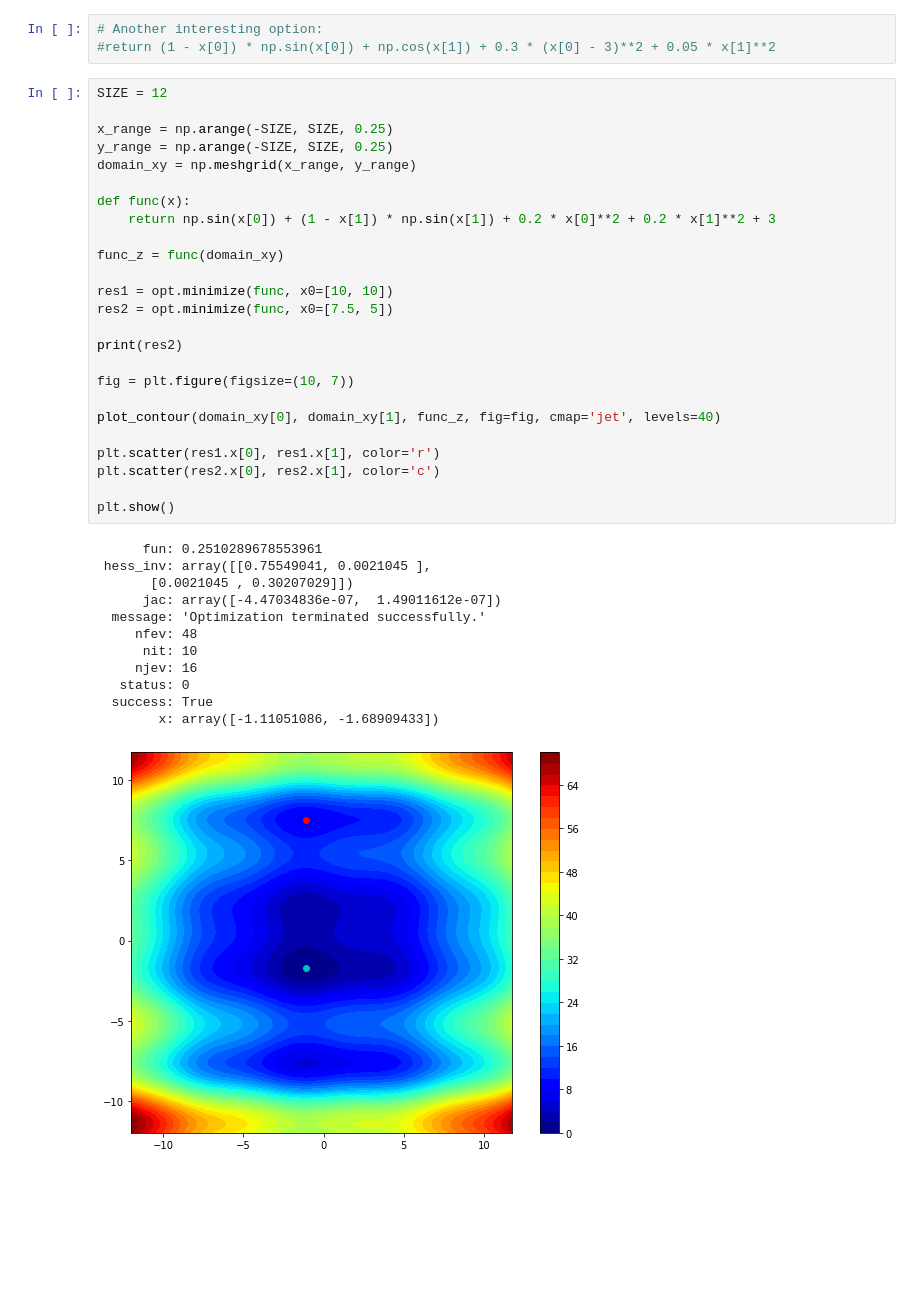
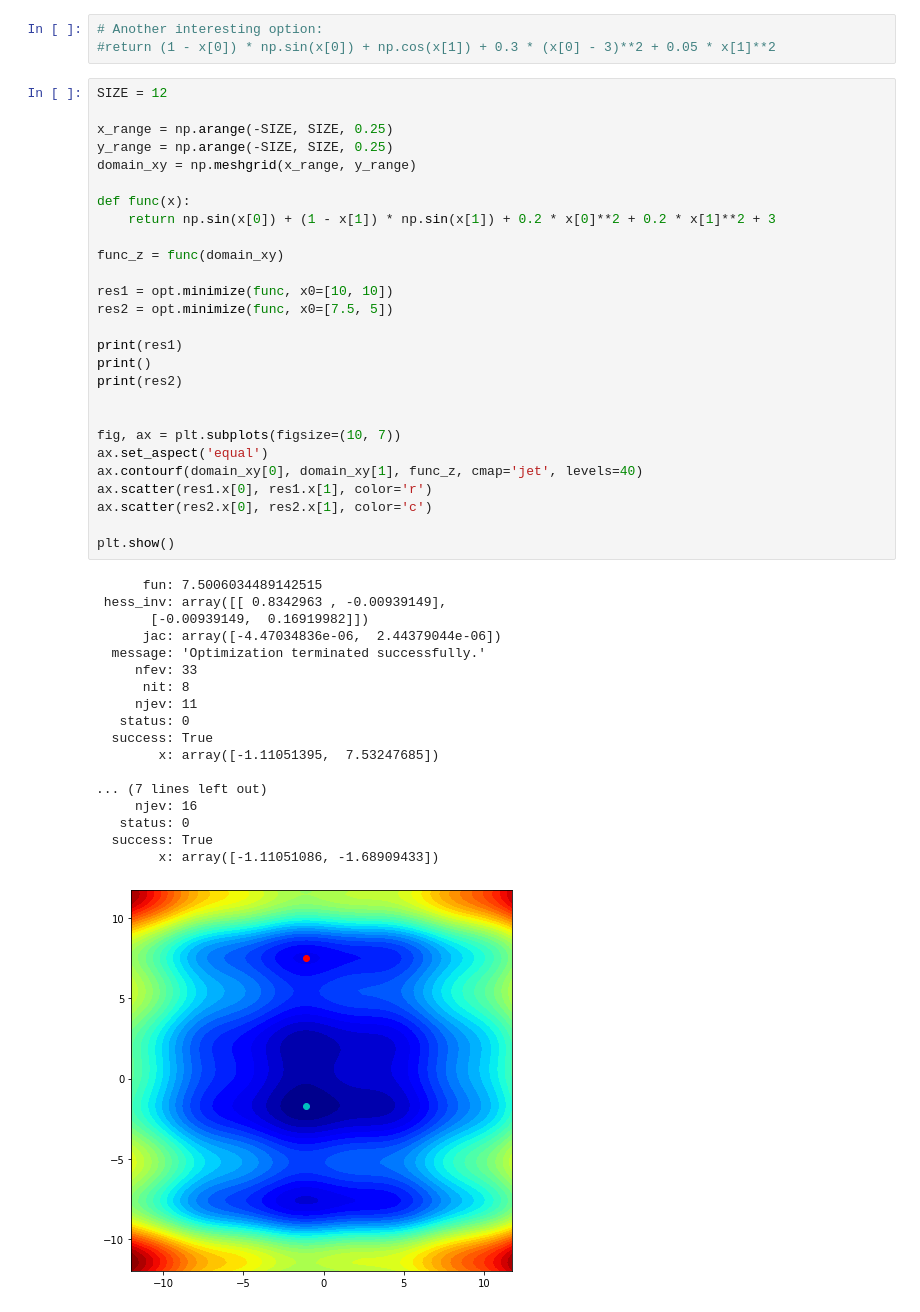
Before and after one commit to semeniuta/Optimization-Notebooks, a Jupyter notebook: iterarative_multiple_minima.ipynb, the cells around one changed output. Cells and saved outputs as stored; diff of their text form; blank space fills up the shorter version.

```diff
--- a/iterarative_multiple_minima.ipynb
+++ b/iterarative_multiple_minima.ipynb
@@ -23,40 +25,48 @@ $f(x, y) = sin(x) + (1 - y) sin(x) + 0.2 x^2 + 0.2 y^2 + 3$
 # %%
 SIZE = 12
 
 x_range = np.arange(-SIZE, SIZE, 0.25)
 y_range = np.arange(-SIZE, SIZE, 0.25)
 domain_xy = np.meshgrid(x_range, y_range)
 
 def func(x):
     return np.sin(x[0]) + (1 - x[1]) * np.sin(x[1]) + 0.2 * x[0]**2 + 0.2 * x[1]**2 + 3
 
 func_z = func(domain_xy)
 
 res1 = opt.minimize(func, x0=[10, 10])
 res2 = opt.minimize(func, x0=[7.5, 5])
 
+print(res1)
+print()
 print(res2)
 
-fig = plt.figure(figsize=(10, 7))
 
-plot_contour(domain_xy[0], domain_xy[1], func_z, fig=fig, cmap='jet', levels=40)
-
-plt.scatter(res1.x[0], res1.x[1], color='r')
-plt.scatter(res2.x[0], res2.x[1], color='c')
+fig, ax = plt.subplots(figsize=(10, 7))
+ax.set_aspect('equal')
+ax.contourf(domain_xy[0], domain_xy[1], func_z, cmap='jet', levels=40)
+ax.scatter(res1.x[0], res1.x[1], color='r')
+ax.scatter(res2.x[0], res2.x[1], color='c')
 
 plt.show()
 # %% [output]
-      fun: 0.2510289678553961
- hess_inv: array([[0.75549041, 0.0021045 ],
-       [0.0021045 , 0.30207029]])
-      jac: array([-4.47034836e-07,  1.49011612e-07])
+      fun: 7.5006034489142515
+ hess_inv: array([[ 0.8342963 , -0.00939149],
+       [-0.00939149,  0.16919982]])
+      jac: array([-4.47034836e-06,  2.44379044e-06])
   message: 'Optimization terminated successfully.'
-     nfev: 48
-      nit: 10
+     nfev: 33
+      nit: 8
+     njev: 11
+   status: 0
+  success: True
+        x: array([-1.11051395,  7.53247685])
+
+... (7 lines left out)
      njev: 16
    status: 0
   success: True
         x: array([-1.11051086, -1.68909433])
-[figure, old version]
+[figure, new version]
 # %%
 func_grad = grad(func)
```
Also changed, not shown: parts of 7 cells of this notebook.
